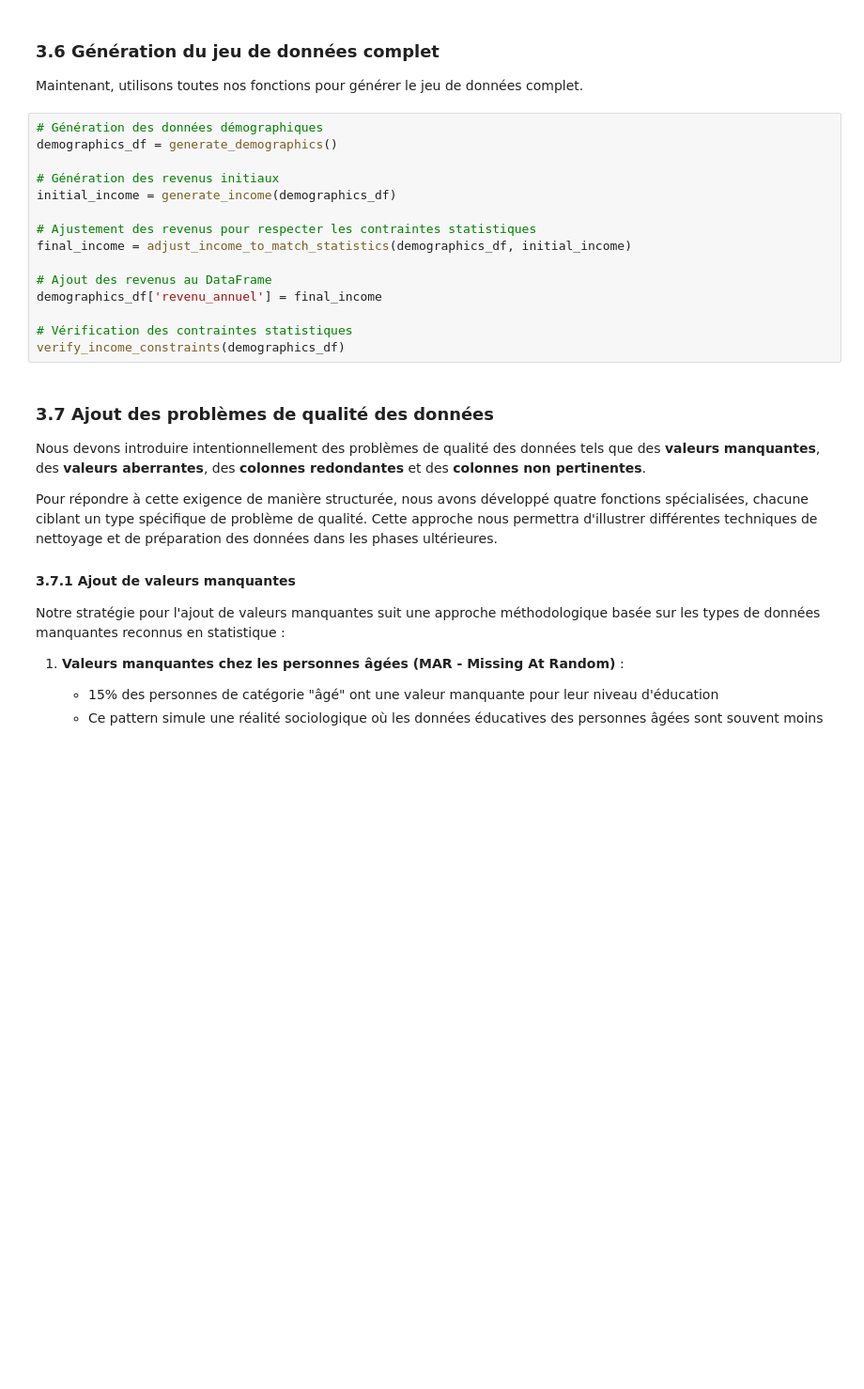
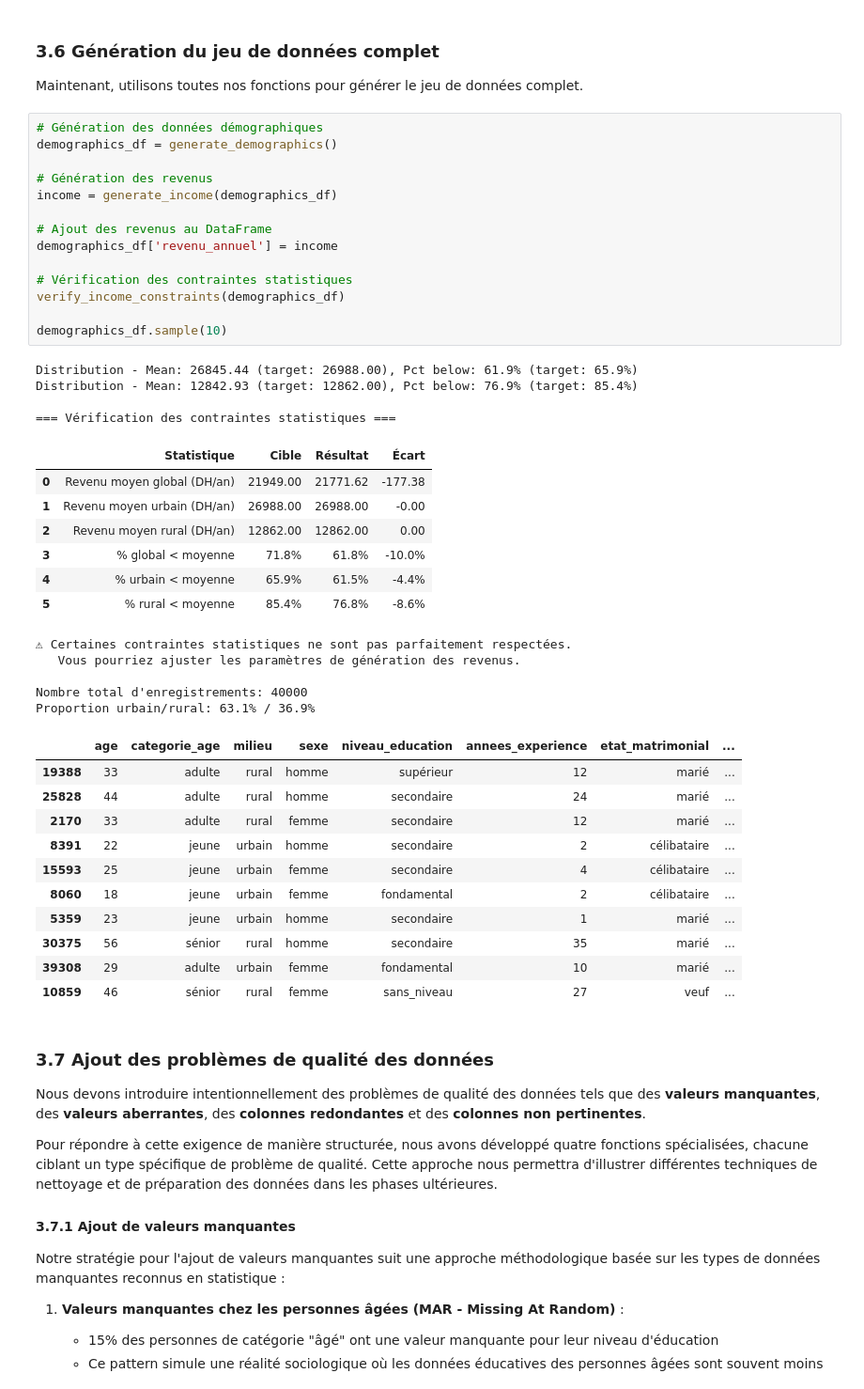
Before and after one commit to mouadd9/annual-revenue-prediction-app, a Jupyter notebook: mini_proj.ipynb, the cells around one changed output. Shown at 94% size. Saved outputs shown, nothing was run; the diff lists cells and outputs as text; blank space fills up the shorter version.

```diff
--- a/mini_proj.ipynb
+++ b/mini_proj.ipynb
@@ -682,18 +482,45 @@ Maintenant, utilisons toutes nos fonctions pour générer le jeu de données com
 # %%
 # Génération des données démographiques
 demographics_df = generate_demographics()
 
-# Génération des revenus initiaux
-initial_income = generate_income(demographics_df)
-
-# Ajustement des revenus pour respecter les contraintes statistiques
-final_income = adjust_income_to_match_statistics(demographics_df, initial_income)
+# Génération des revenus
+income = generate_income(demographics_df)
 
 # Ajout des revenus au DataFrame
-demographics_df['revenu_annuel'] = final_income
+demographics_df['revenu_annuel'] = income
 
 # Vérification des contraintes statistiques
 verify_income_constraints(demographics_df)
+
+demographics_df.sample(10)
+# %% [output]
+Distribution - Mean: 26845.44 (target: 26988.00), Pct below: 61.9% (target: 65.9%)
+Distribution - Mean: 12842.93 (target: 12862.00), Pct below: 76.9% (target: 85.4%)
+
+=== Vérification des contraintes statistiques ===
+|  | Statistique | Cible | Résultat | Écart |
+| 0 | Revenu moyen global (DH/an) | 21949.00 | 21771.62 | -177.38 |
+| 1 | Revenu moyen urbain (DH/an) | 26988.00 | 26988.00 | -0.00 |
+| 2 | Revenu moyen rural (DH/an) | 12862.00 | 12862.00 | 0.00 |
+| 3 | % global < moyenne | 71.8% | 61.8% | -10.0% |
+| 4 | % urbain < moyenne | 65.9% | 61.5% | -4.4% |
+| 5 | % rural < moyenne | 85.4% | 76.8% | -8.6% |
+⚠ Certaines contraintes statistiques ne sont pas parfaitement respectées.
+   Vous pourriez ajuster les paramètres de génération des revenus.
+
+Nombre total d'enregistrements: 40000
+Proportion urbain/rural: 63.1% / 36.9%
+|  | age | categorie_age | milieu | sexe | niveau_education | annees_experience | etat_matrimonial | ... |
+| 19388 | 33 | adulte | rural | homme | supérieur | 12 | marié | ... |
+| 25828 | 44 | adulte | rural | homme | secondaire | 24 | marié | ... |
+| 2170 | 33 | adulte | rural | femme | secondaire | 12 | marié | ... |
+| 8391 | 22 | jeune | urbain | homme | secondaire | 2 | célibataire | ... |
+| 15593 | 25 | jeune | urbain | femme | secondaire | 4 | célibataire | ... |
+| 8060 | 18 | jeune | urbain | femme | fondamental | 2 | célibataire | ... |
+| 5359 | 23 | jeune | urbain | homme | secondaire | 1 | marié | ... |
+| 30375 | 56 | sénior | rural | homme | secondaire | 35 | marié | ... |
+| 39308 | 29 | adulte | urbain | femme | fondamental | 10 | marié | ... |
+| 10859 | 46 | sénior | rural | femme | sans_niveau | 27 | veuf | ... |
 # %% [markdown]
 ### 3.7 Ajout des problèmes de qualité des données
 
```
Also changed, not shown: parts of 16 cells of this notebook, 1 other file.
